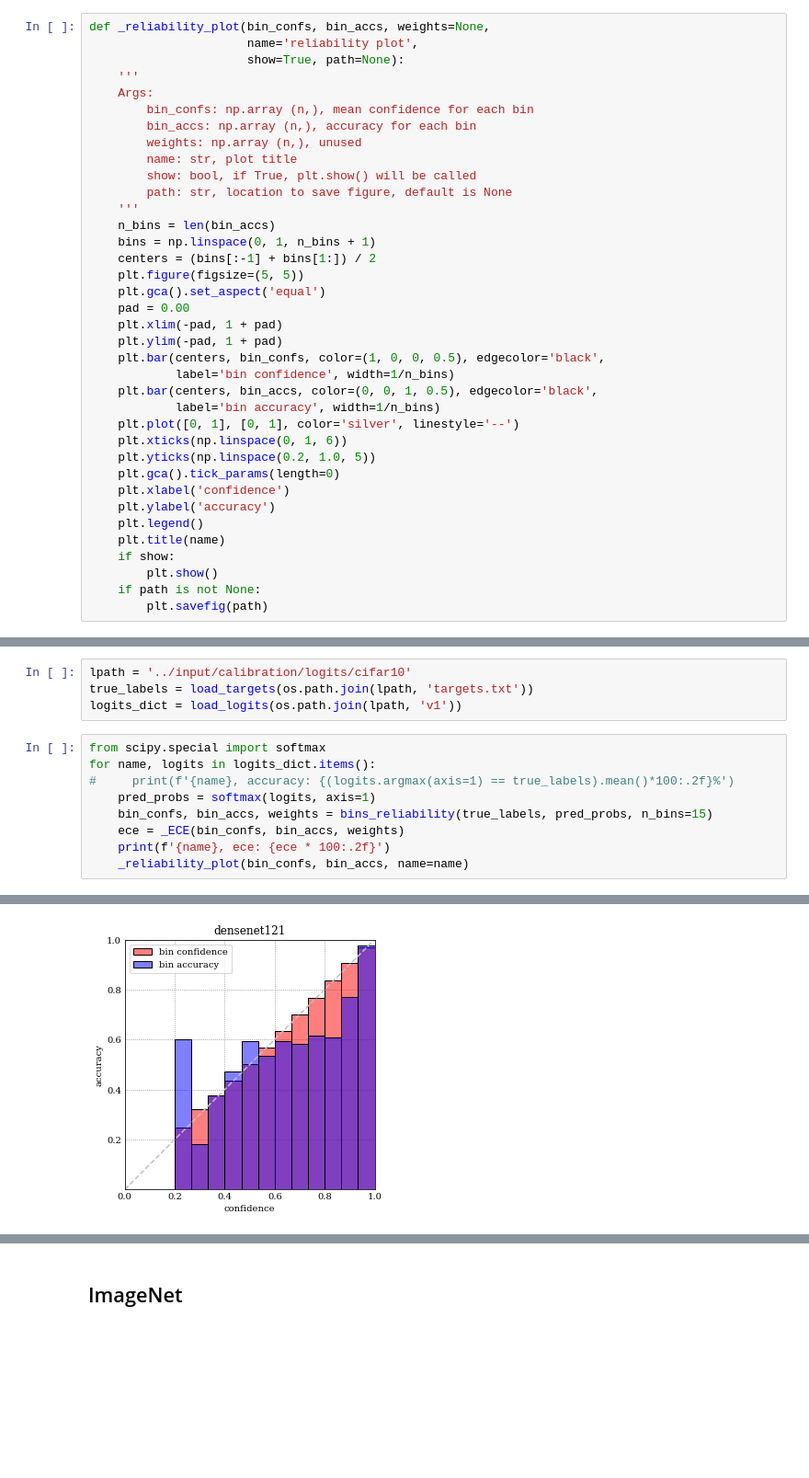
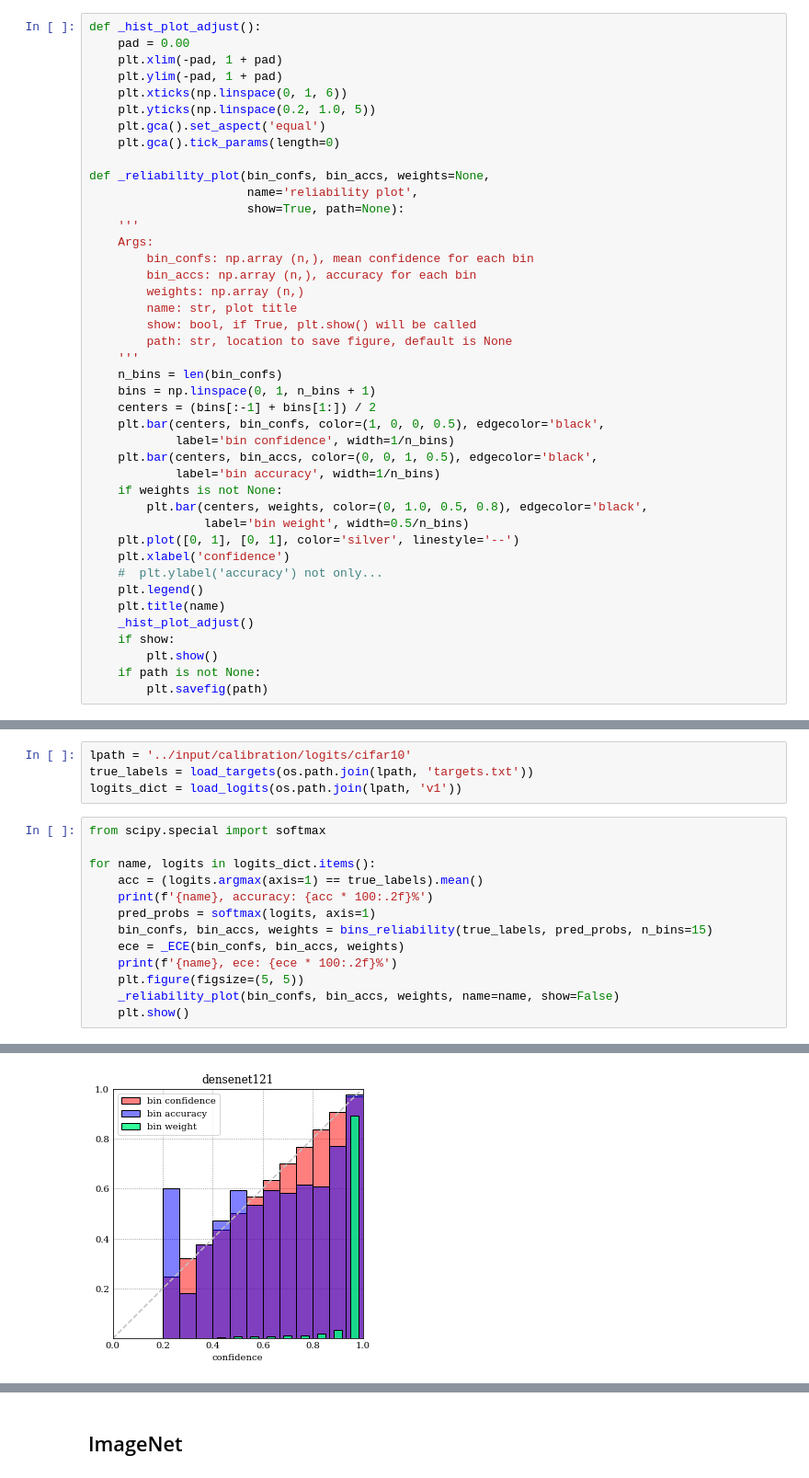
Before and after one commit to artnitolog/calibration, a Jupyter notebook: code/calibration-experiments.ipynb, the cells around one changed output, grey strips where cells are left out. Shown: that part at 92% size. Drawn from its saved outputs; the diff is of its cells as text; blank space fills up the shorter version.

```diff
--- a/code/calibration-experiments.ipynb
+++ b/code/calibration-experiments.ipynb
@@ -87,6 +87,15 @@ def _MCE(bin_confs, bin_accs, weights=None):
     mce = diffs.max()
     return mce
 # %%
+def _hist_plot_adjust():
+    pad = 0.00
+    plt.xlim(-pad, 1 + pad)
+    plt.ylim(-pad, 1 + pad)
+    plt.xticks(np.linspace(0, 1, 6))
+    plt.yticks(np.linspace(0.2, 1.0, 5))
+    plt.gca().set_aspect('equal')
+    plt.gca().tick_params(length=0)
+
 def _reliability_plot(bin_confs, bin_accs, weights=None,
                       name='reliability plot',
                       show=True, path=None):
@@ -94,31 +103,27 @@ def _reliability_plot(bin_confs, bin_accs, weights=None,
     Args:
         bin_confs: np.array (n,), mean confidence for each bin
         bin_accs: np.array (n,), accuracy for each bin
-        weights: np.array (n,), unused
+        weights: np.array (n,)
         name: str, plot title
         show: bool, if True, plt.show() will be called
         path: str, location to save figure, default is None
     '''
-    n_bins = len(bin_accs)
+    n_bins = len(bin_confs)
     bins = np.linspace(0, 1, n_bins + 1)
     centers = (bins[:-1] + bins[1:]) / 2
-    plt.figure(figsize=(5, 5))
-    plt.gca().set_aspect('equal')
-    pad = 0.00
-    plt.xlim(-pad, 1 + pad)
-    plt.ylim(-pad, 1 + pad)
     plt.bar(centers, bin_confs, color=(1, 0, 0, 0.5), edgecolor='black',
             label='bin confidence', width=1/n_bins)
     plt.bar(centers, bin_accs, color=(0, 0, 1, 0.5), edgecolor='black',
             label='bin accuracy', width=1/n_bins)
+    if weights is not None:
+        plt.bar(centers, weights, color=(0, 1.0, 0.5, 0.8), edgecolor='black',
+                label='bin weight', width=0.5/n_bins)
     plt.plot([0, 1], [0, 1], color='silver', linestyle='--')
-    plt.xticks(np.linspace(0, 1, 6))
-    plt.yticks(np.linspace(0.2, 1.0, 5))
-    plt.gca().tick_params(length=0)
     plt.xlabel('confidence')
-    plt.ylabel('accuracy')
+    #  plt.ylabel('accuracy') not only...
     plt.legend()
     plt.title(name)
+    _hist_plot_adjust()
     if show:
         plt.show()
     if path is not None:
@@ -142,11 +147,15 @@ true_labels = load_targets(os.path.join(lpath, 'targets.txt'))
 logits_dict = load_logits(os.path.join(lpath, 'v1'))
 # %%
 from scipy.special import softmax
+
 for name, logits in logits_dict.items():
-#     print(f'{name}, accuracy: {(logits.argmax(axis=1) == true_labels).mean()*100:.2f}%')
+    acc = (logits.argmax(axis=1) == true_labels).mean()
+    print(f'{name}, accuracy: {acc * 100:.2f}%')
     pred_probs = softmax(logits, axis=1)
     bin_confs, bin_accs, weights = bins_reliability(true_labels, pred_probs, n_bins=15)
     ece = _ECE(bin_confs, bin_accs, weights)
-    print(f'{name}, ece: {ece * 100:.2f}')
-    _reliability_plot(bin_confs, bin_accs, name=name)
+    print(f'{name}, ece: {ece * 100:.2f}%')
+    plt.figure(figsize=(5, 5))
+    _reliability_plot(bin_confs, bin_accs, weights, name=name, show=False)
+    plt.show()
 # %% [output]
@@ -154 +164 @@ densenet121, ece: 2.02
-[figure, old version]
+[figure, new version]
```
Also changed, not shown: parts of 3 cells of this notebook.
